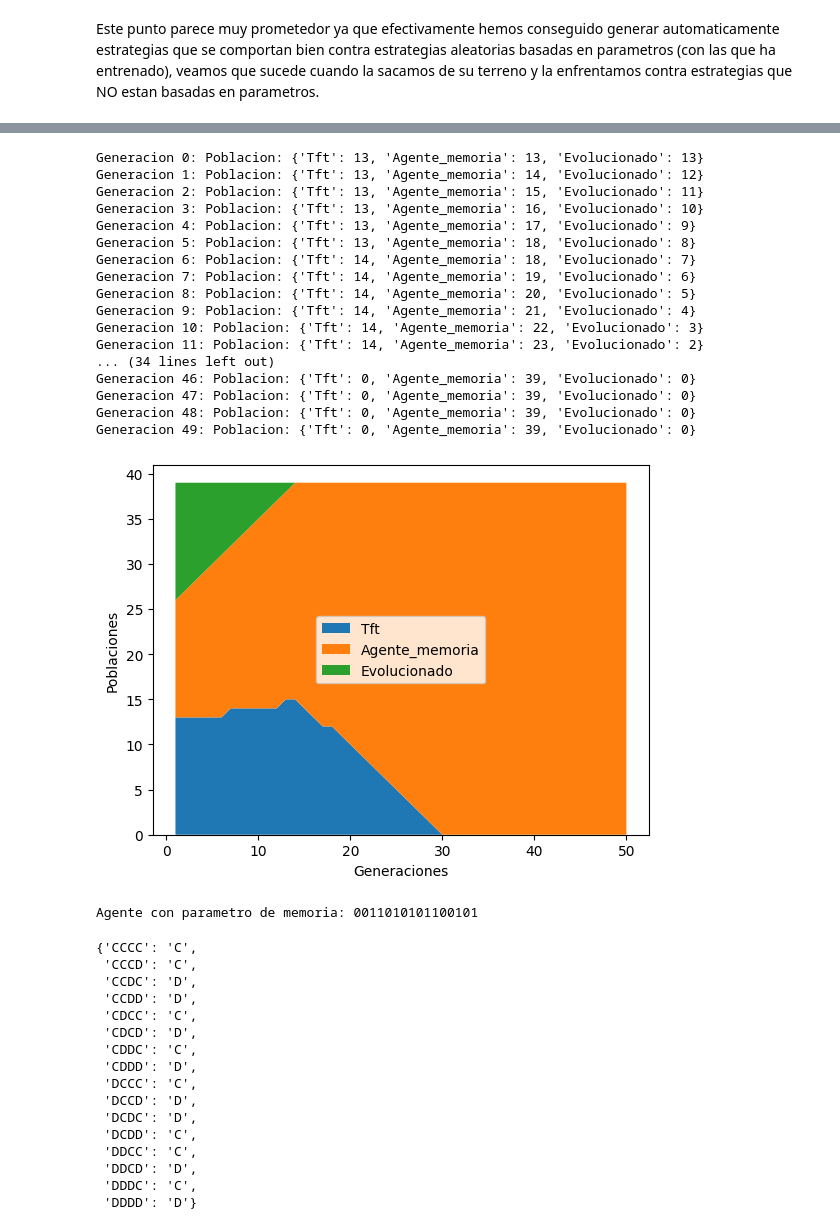
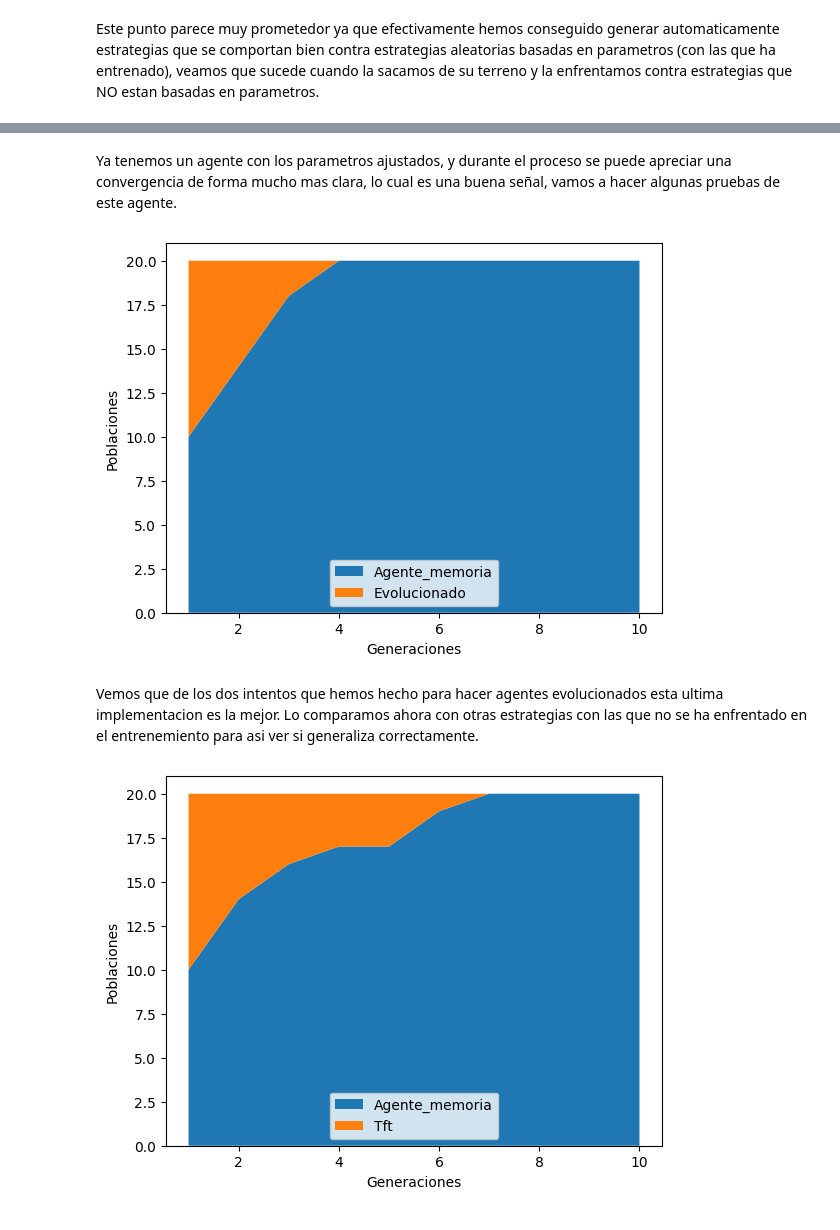
Before and after one commit to iocolopus/practica_1_aln, a Jupyter notebook: dpi/Razonamiento_etrategia.ipynb, the cells around one changed output, grey strips where cells are left out. Drawn from its saved outputs; the diff is of its cells as text; code cells hidden in the pictures.

```diff
--- a/dpi/Razonamiento_etrategia.ipynb
+++ b/dpi/Razonamiento_etrategia.ipynb
@@ -125,10 +147,13 @@ class Poblacion:
             self.dic_poblacion.popitem()
 
     def reproducir_n_mejores(self, n, p_mutacion = 0.2):
+        """Aquí es donde se concentran la mayoría de los cambios respecto de un torneo evolutivo al uso, a continuacion describimos como hemos implementado las ideas anteriores para conseguir que los agentes evolucionen."""
         def mutar_agente(agente:Agente_parametros):
+            #Provoca cambios aleatorios en los parametros del agente, con una probabilidad por cada parametro.
             for i in range(len(agente.parametros)):
                 if random.random() < p_mutacion:
                     agente.parametros[i] = uniform(-1, 1)
+
 
         agentes_poblacion = list(self.dic_poblacion.keys())
         mejores_poblacion = agentes_poblacion[:n]
@@ -139,6 +164,7 @@ class Poblacion:
             padre_a = random.choice(mejores_poblacion)
             padre_b = random.choice(mejores_poblacion)
 
+            #Los parametros de combinan cogiendo una parte de cada unos de los padres siendo el punto de corte un parametro aleatorio.
             punto_corte = randrange(0,9)
 
             parametros_hijo = padre_a.parametros[0:punto_corte] + padre_b.parametros[punto_corte:]
@@ -151,11 +177,11 @@ class Poblacion:
 
 
     def gestionar_evolucion(self, repr_int):
-        #Mejorar la gestion de los casos de empate
         self.eliminar_n_peores(repr_int)
         self.reproducir_n_mejores(repr_int)
 # %%
 class Evolucionar:
+    """Muy similar a un torneo evolutivo lo unico que se le modifica el modo en el que imprime para poder ir viendo como evolucionan los parametros y fijarte si estas consiguiendo convergencia o simplemente va cambiando de forma aparentemente aleatoria el que lo hace mejor en cada generacion. Además, si añade una funcionalidad para poder sacar el agente que mejor lo hace al final del proceso."""
 
     def __init__(self, n_rondas: int = 100,
                        error: float = 0.0,
@@ -178,7 +204,6 @@ class Evolucionar:
         self.repr_int = int(self.poblacion_inicial * self.reproductividad)
 
 
-    #Hay que gestionar los casos de empates
     def simular(self, imprimir = False):
         for generacion in range(self.generaciones):
             torneo_iterado = Torneo(self.poblacion.lista_poblacion, self.n_rondas, self.probabilidad_de_finalizar,self.error, self.repeticiones, self.dilema)
@@ -189,7 +214,6 @@ class Evolucionar:
 
             if imprimir:
                 print(f"Generacion {generacion}: Poblacion: {self.poblacion.lista_poblacion[0].parametros}")
-                #print(self.poblacion.dic_poblacion.values())
 
             self.poblacion.gestionar_evolucion(self.repr_int)
 
@@ -327,6 +310,7 @@ def generar_memoria_random(n):
     return [random.choice((0,1)) for _ in range(n)]
 
 class Agente_memoria(Agente):
+    """Implementamos el agente tal y como lo definimos arriba e implementamos dos metodos para visualizar que decisiones toma el agente de una forma mas visual, como diccionario en vez de como lista."""
     def __init__(self, parametro_memoria: list, dilema: Dilema = dp):
         super().__init__(dilema)
         self.parametro_memoria = parametro_memoria
@@ -367,6 +351,7 @@ class Agente_memoria(Agente):
         return str(self)
 
     def generar_decision(self):
+        """Durante las 4 primeras rondas empieza cooperando y la probabilidad cooperar se basa en lo que haya cooperado el oponente, de modo que acepta cadenas de cooperacion si no hay error"""
         if len(self.resultados_partida) == 1:
             return 0
         elif rondas := len(self.resultados_partida) <= 3:
@@ -379,6 +364,9 @@ class Agente_memoria(Agente):
         else:
             indice = int("".join([str(x) for x in self.resultados_partida.lista_jugadas_a2[-4:]]), 2)
             return self.parametro_memoria[indice]
+
+
+"""A continuacion los cambios son minimos resecto a la ultima definicion de estas clases"""
 
 
 class Poblacion:
@@ -469,5 +457,5 @@ class Evolucionar:
 
         return [agente.parametro_memoria for agente in self.poblacion.lista_poblacion[:n]]
 # %%
-evolucionar = Evolucionar(generaciones=10000, poblacion_inicial=30, reprodctividad=0.2, n_rondas=15, error=0.01)
-evolucionar.simular()
+evolucionar = Evolucionar(generaciones=1000, poblacion_inicial=30, reprodctividad=0.2, n_rondas=15, error=0.01)
+evolucionar.simular(imprimir=True)
@@ -498,25 +493,21 @@ Total: 9368 | 9320
+# %% [markdown]
+Ya tenemos un agente con los parametros ajustados, y durante el proceso se puede apreciar una convergencia de forma mucho mas clara, lo cual es una buena señal, vamos a hacer algunas pruebas de este agente.
+# %%
+lista_jugadores = [agente_memoria_evolucionado, agente_evolucionado]
+
+torneo_evolutivo = Torneo_evolutivo(lista_jugadores, generaciones=10, error=0.01, polacion_inicial=20, n_rondas=100,
+                                    reprodctividad=0.2)
+torneo_evolutivo.simular()
+torneo_evolutivo.dibujar_resultados()
+# %% [output]
+[figure, added]
+# %% [markdown]
+Vemos que de los dos intentos que hemos hecho para hacer agentes evolucionados esta ultima implementacion es la mejor. Lo comparamos ahora con otras estrategias con las que no se ha enfrentado en el entrenemiento para asi ver si generaliza correctamente.
 # %%
-lista_jugadores = [tft, agente_memoria_evolucionado, agente_evolucionado]
+lista_jugadores = [agente_memoria_evolucionado, tft]
 
-torneo_evolutivo = Torneo_evolutivo(lista_jugadores, generaciones=50, error=0.01, polacion_inicial=40, n_rondas=30)
-torneo_evolutivo.simular(imprimir=True)
+torneo_evolutivo = Torneo_evolutivo(lista_jugadores, generaciones=10, error=0.01, polacion_inicial=20, n_rondas=100, reprodctividad=0.2)
+torneo_evolutivo.simular()
 torneo_evolutivo.dibujar_resultados()
 # %% [output]
-Generacion 0: Poblacion: {'Tft': 13, 'Agente_memoria': 13, 'Evolucionado': 13}
-Generacion 1: Poblacion: {'Tft': 13, 'Agente_memoria': 14, 'Evolucionado': 12}
-Generacion 2: Poblacion: {'Tft': 13, 'Agente_memoria': 15, 'Evolucionado': 11}
-Generacion 3: Poblacion: {'Tft': 13, 'Agente_memoria': 16, 'Evolucionado': 10}
-Generacion 4: Poblacion: {'Tft': 13, 'Agente_memoria': 17, 'Evolucionado': 9}
-Generacion 5: Poblacion: {'Tft': 13, 'Agente_memoria': 18, 'Evolucionado': 8}
-Generacion 6: Poblacion: {'Tft': 14, 'Agente_memoria': 18, 'Evolucionado': 7}
-Generacion 7: Poblacion: {'Tft': 14, 'Agente_memoria': 19, 'Evolucionado': 6}
-Generacion 8: Poblacion: {'Tft': 14, 'Agente_memoria': 20, 'Evolucionado': 5}
-Generacion 9: Poblacion: {'Tft': 14, 'Agente_memoria': 21, 'Evolucionado': 4}
-Generacion 10: Poblacion: {'Tft': 14, 'Agente_memoria': 22, 'Evolucionado': 3}
-Generacion 11: Poblacion: {'Tft': 14, 'Agente_memoria': 23, 'Evolucionado': 2}
-... (34 lines left out)
-Generacion 46: Poblacion: {'Tft': 0, 'Agente_memoria': 39, 'Evolucionado': 0}
-Generacion 47: Poblacion: {'Tft': 0, 'Agente_memoria': 39, 'Evolucionado': 0}
-Generacion 48: Poblacion: {'Tft': 0, 'Agente_memoria': 39, 'Evolucionado': 0}
-Generacion 49: Poblacion: {'Tft': 0, 'Agente_memoria': 39, 'Evolucionado': 0}
-[figure, old version]
+[figure, new version]
@@ -529,23 +513,0 @@ torneo_evolutivo.dibujar_resultados()
-# %%
-agente_memoria_evolucionado
-# %% [output]
-Agente con parametro de memoria: 0011010101100101
-# %%
-agente_memoria_evolucionado.diccionario_decisiones_formateado()
-# %% [output]
-{'CCCC': 'C',
- 'CCCD': 'C',
- 'CCDC': 'D',
- 'CCDD': 'D',
- 'CDCC': 'C',
- 'CDCD': 'D',
- 'CDDC': 'C',
- 'CDDD': 'D',
- 'DCCC': 'C',
- 'DCCD': 'D',
- 'DCDC': 'D',
- 'DCDD': 'C',
- 'DDCC': 'C',
- 'DDCD': 'D',
- 'DDDC': 'C',
- 'DDDD': 'D'}
```
Also changed, not shown: parts of 33 cells of this notebook, 8 other files.
